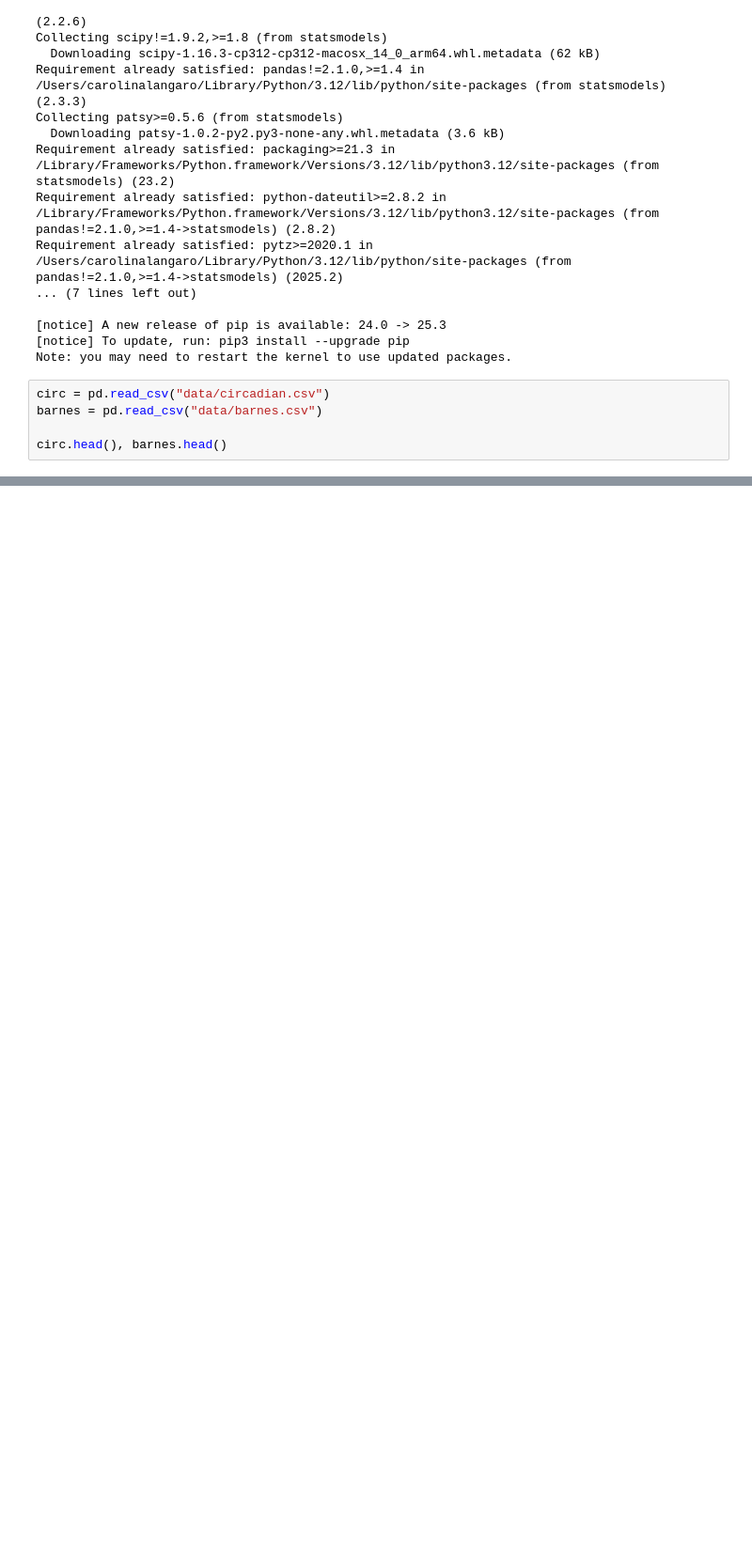
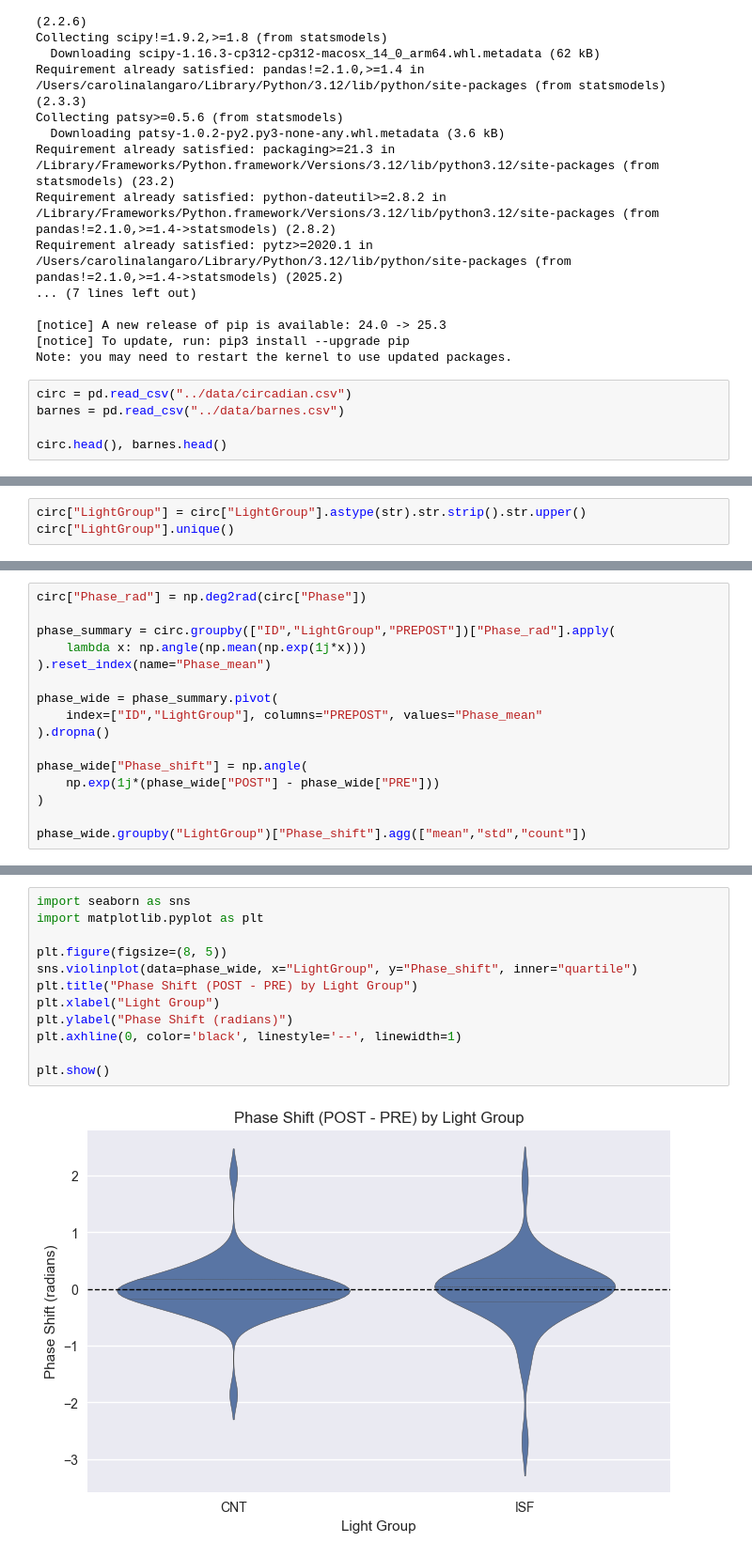
Before and after one commit to clangaro/40Hz-Gamma-Analysis, a Jupyter notebook: notebooks/analysis_pipeline.ipynb, the cells around one changed output, grey strips where cells are left out. Shown at 94% size. Drawn from its saved outputs; the diff is of its cells as text; blank space fills up the shorter version.

```diff
--- a/notebooks/analysis_pipeline.ipynb
+++ b/notebooks/analysis_pipeline.ipynb
@@ -31,8 +31,8 @@ Requirement already satisfied: pytz>=2020.1 in /Users/carolinalangaro/Library/Py
 [notice] To update, run: pip3 install --upgrade pip
 Note: you may need to restart the kernel to use updated packages.
 # %%
-circ = pd.read_csv("data/circadian.csv")
-barnes = pd.read_csv("data/barnes.csv")
+circ = pd.read_csv("../data/circadian.csv")
+barnes = pd.read_csv("../data/barnes.csv")
 
 circ.head(), barnes.head()
 # %% [output]
@@ -39,0 +92,3 @@ FileNotFoundError: [Errno 2] No such file or directory: 'data/circadian.csv'
+# %%
+circ["LightGroup"] = circ["LightGroup"].astype(str).str.strip().str.upper()
+circ["LightGroup"].unique()
@@ -39,0 +184,16 @@ FileNotFoundError: [Errno 2] No such file or directory: 'data/circadian.csv'
+# %%
+circ["Phase_rad"] = np.deg2rad(circ["Phase"])
+
+phase_summary = circ.groupby(["ID","LightGroup","PREPOST"])["Phase_rad"].apply(
+    lambda x: np.angle(np.mean(np.exp(1j*x)))
+).reset_index(name="Phase_mean")
+
+phase_wide = phase_summary.pivot(
+    index=["ID","LightGroup"], columns="PREPOST", values="Phase_mean"
+).dropna()
+
+phase_wide["Phase_shift"] = np.angle(
+    np.exp(1j*(phase_wide["POST"] - phase_wide["PRE"]))
+)
+
+phase_wide.groupby("LightGroup")["Phase_shift"].agg(["mean","std","count"])
@@ -39,0 +214,14 @@ FileNotFoundError: [Errno 2] No such file or directory: 'data/circadian.csv'
+# %%
+import seaborn as sns
+import matplotlib.pyplot as plt
+
+plt.figure(figsize=(8, 5))
+sns.violinplot(data=phase_wide, x="LightGroup", y="Phase_shift", inner="quartile")
+plt.title("Phase Shift (POST - PRE) by Light Group")
+plt.xlabel("Light Group")
+plt.ylabel("Phase Shift (radians)")
+plt.axhline(0, color='black', linestyle='--', linewidth=1)
+
+plt.show()
+# %% [output]
+[figure, added]
```
Also changed, not shown: parts of 26 cells of this notebook, 1 other file.
